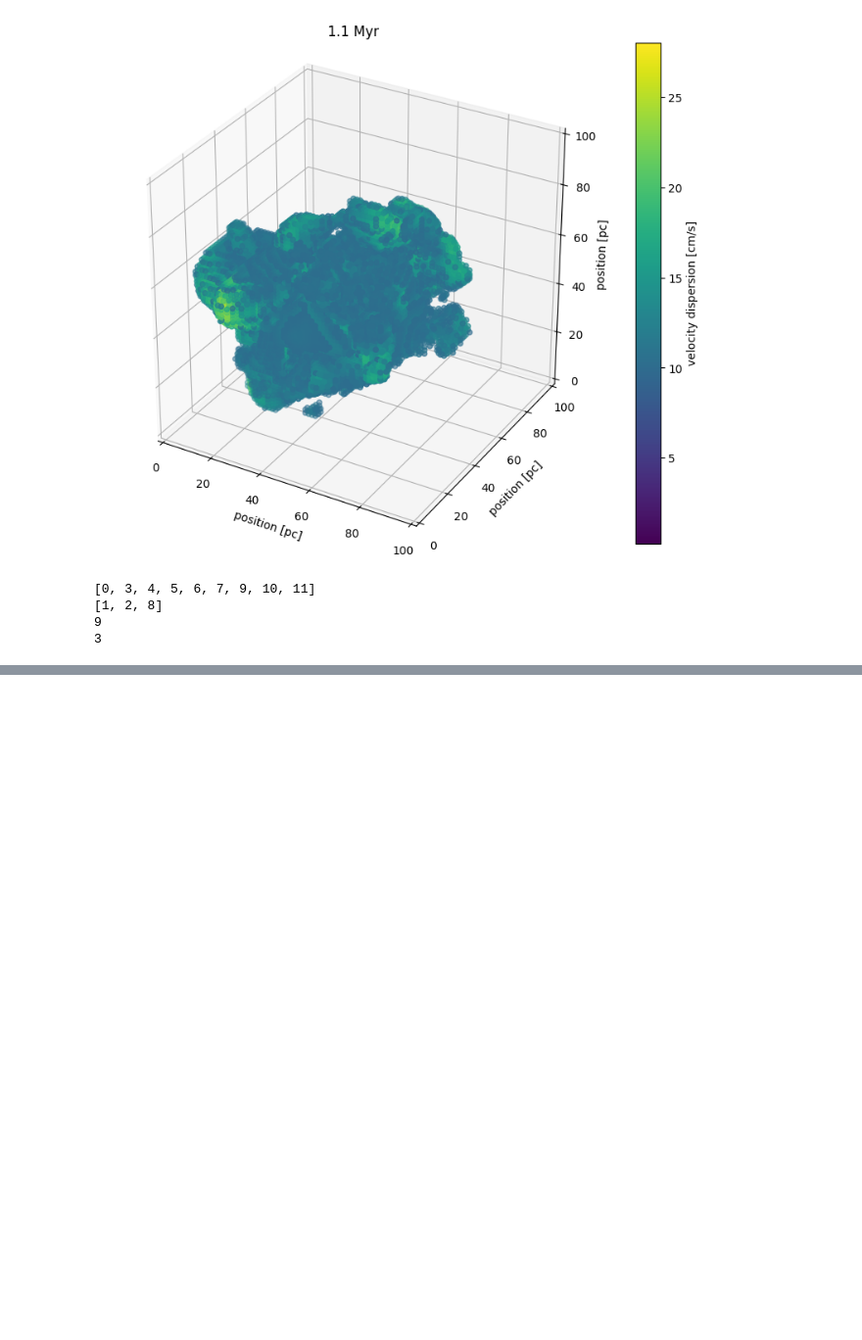
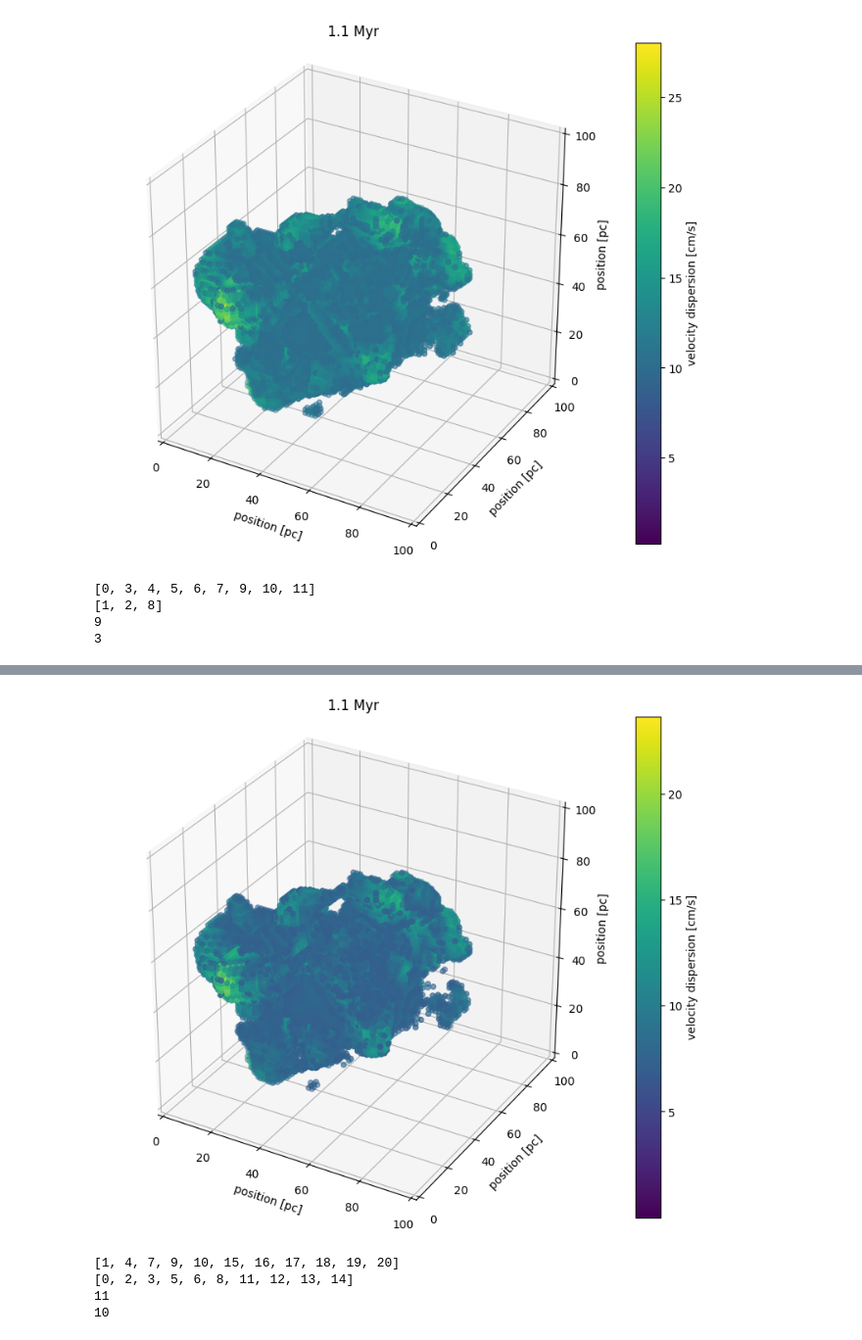
Before and after one commit to kotora260/StarGen, a Jupyter notebook: analysis_velocity_ppp/dendro_1000.ipynb, the cells around one changed output, grey strips where cells are left out. Shown at 98% size. Cells and saved outputs as stored; diff of their text form; code cells hidden in the pictures; blank space fills up the shorter version.

```diff
--- a/analysis_velocity_ppp/dendro_1000.ipynb
+++ b/analysis_velocity_ppp/dendro_1000.ipynb
@@ -121,0 +125,41 @@ Z = ax.set_zlabel('position [pc]')
+# %%
+shape = dv.shape
+gas_density = dv.reshape(-1)
+colormap = plt.get_cmap('viridis')
+norm = plt.Normalize(gas_density.min(), gas_density.max())
+
+fig = plt.figure(figsize=(10,8))
+ax = fig.add_subplot(111, projection='3d')
+ax.set_box_aspect((1,1,1))
+
+x_coords = np.repeat(np.arange(shape[0]), shape[1]*shape[2]) * hx
+y_coords = np.tile(np.repeat(np.arange(shape[1]), shape[2]), shape[0]) * hy
+z_coords = np.tile(np.arange(shape[2]), shape[0]*shape[1]) * hz
+
+threshold = 7
+mask= gas_density > threshold
+
+x_filtered = x_coords[mask]
+y_filtered = y_coords[mask]
+z_filtered = z_coords[mask]
+gas_mass_filtered = gas_density[mask]
+
+scatter = ax.scatter(x_filtered, y_filtered, z_filtered, c=gas_mass_filtered, cmap=colormap, norm=norm)
+
+cbar = plt.colorbar(scatter, ax=ax, orientation='vertical')
+cbar.set_label('velocity dispersion [cm/s]')
+
+ax.set_xlim3d(0, 100)
+ax.set_ylim3d(0, 100)
+ax.set_zlim3d(0, 100)
+
+
+plt.title("1.1 Myr")
+
+X = ax.set_xlabel('position [pc]')
+Y = ax.set_ylabel('position [pc]')
+Z = ax.set_zlabel('position [pc]')
+
+#plt.savefig("3Dmap_400")
+# %% [output]
+[figure, added]
@@ -121,0 +168,13 @@ Z = ax.set_zlabel('position [pc]')
+# %%
+leaf_indices = [i for i, structure in enumerate(dendro.all_structures) if structure.is_leaf]
+branch_indices = [j for j, structure in enumerate(dendro.all_structures) if structure.is_branch]
+
+print(leaf_indices)
+print(branch_indices)
+print(len(leaf_indices))
+print(len(branch_indices))
+# %% [output]
+[1, 4, 7, 9, 10, 15, 16, 17, 18, 19, 20]
+[0, 2, 3, 5, 6, 8, 11, 12, 13, 14]
+11
+10
```
Also changed, not shown: parts of 6 cells of this notebook, 3 other files.
